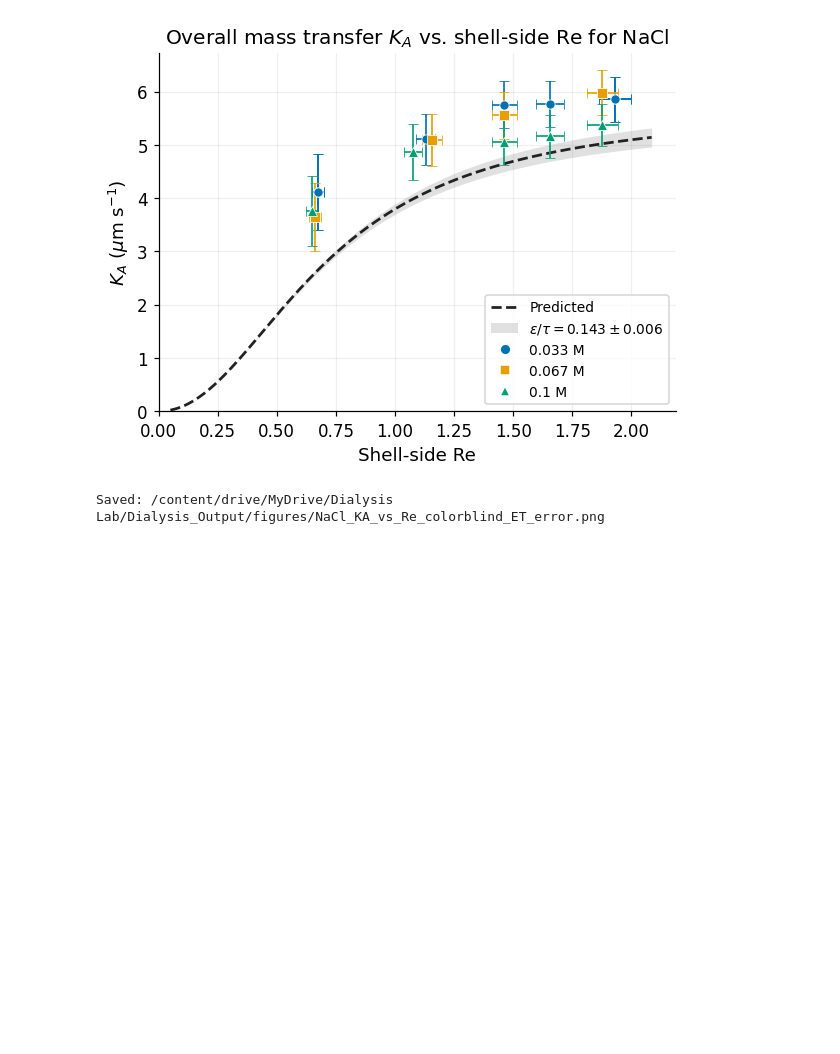
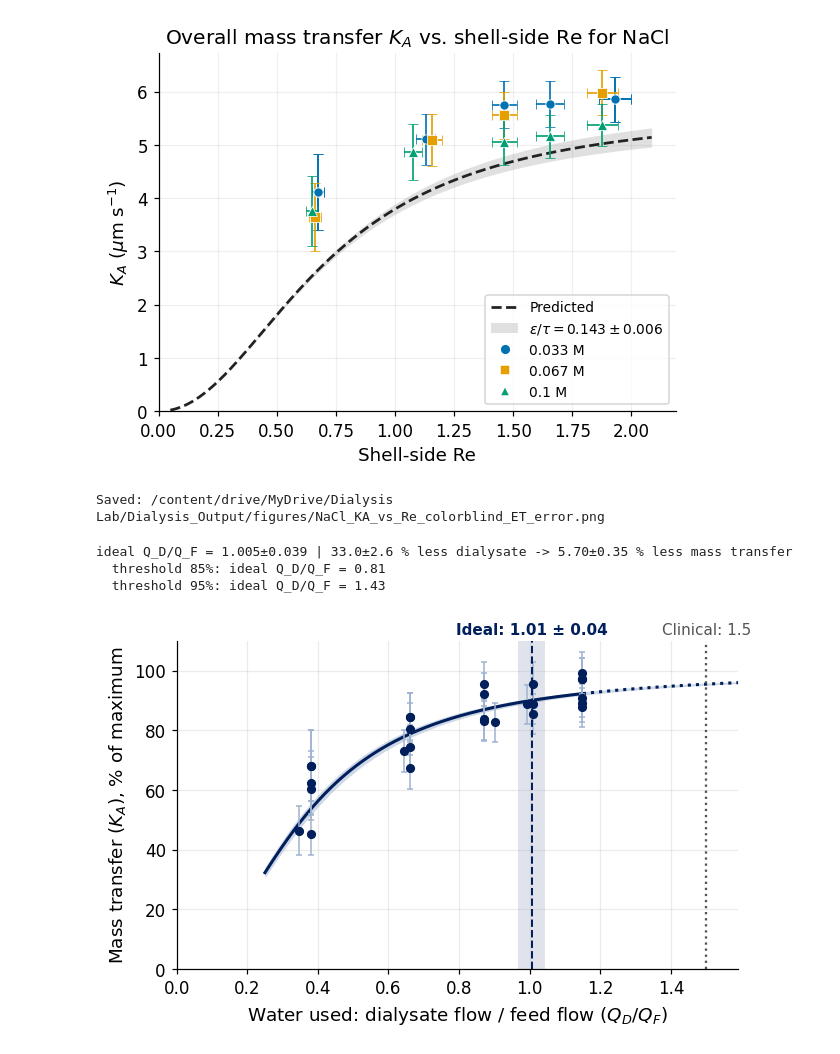
Before and after one commit to kudinha/4100-Lab-Dialysis, a Jupyter notebook: Analysis_code_10_25_w/plotting code402.ipynb, the cells around one changed output. Saved outputs shown, nothing was run; the diff lists cells and outputs as text; code cells hidden in the pictures; blank space fills up the shorter version.

```diff
--- a/Analysis_code_10_25_w/plotting code402.ipynb
+++ b/Analysis_code_10_25_w/plotting code402.ipynb
@@ -1340,3 +1340,58 @@ make_shell_plot("NaCl")
 Saved: /content/drive/MyDrive/Dialysis Lab/Dialysis_Output/figures/KCl_KA_vs_Re_colorblind_ET_error.png
 [figure]
 Saved: /content/drive/MyDrive/Dialysis Lab/Dialysis_Output/figures/NaCl_KA_vs_Re_colorblind_ET_error.png
+# %%
+# %% ==========================================================================
+# FIGURE 4: mass transfer vs water used, with the ideal dialysate flow  (Discussion)
+# =============================================================================
+# 1) Per salt: fit 1/K_A = 1/K_max + c·Re_s^(−2.11) -> K_max (plateau: feed + membrane resistance only)
+# 2) Each run: y = K_A/K_max, x = Q_D/Q_F
+# 3) All runs together: y = 1 / (1 + b·x^(−2.11)); b kept as a ufloat so its error propagates
+# 4) Ideal ratio (y = 90%): x_ideal = (9·b)^(1/2.11); compare with clinical Q_D/Q_F = 1.5
+N, TARGET, CLINICAL = 2.11, 0.90, 1.5
+TUBE_READ, TOL = 3.0, 0.15                                      # runs with feed held at 3 GPH
+NAVY, LIGHT, GREY = '#011F5B', '#9FB3D1', '#555555'
+reading = lambda r, k: sum(r['rd'][k])
+
+x, y, sy = [], [], []
+for salt in SALTS:
+    rs = [r for r in RES if r['salt'] == salt and np.isfinite(r['K'].n) and abs(reading(r, 'TI') - TUBE_READ) <= TOL]
+    Re = np.array([r['Re_s'].n for r in rs]); K = np.array([r['K'].n for r in rs]); sK = np.array([r['K'].s for r in rs])
+    (a, c), _ = curve_fit(lambda xr, a, c: 1 / (a + c * xr**-N), Re, K, p0=[1 / K.max(), 1e3], sigma=sK)
+    x += [(r['Q']['SI'] / r['Q']['TI']).n for r in rs]; y += list(K * a); sy += list(sK * a)
+x, y, sy = map(np.array, (x, y, sy))
+
+p, cov = curve_fit(lambda xr, b: 1 / (1 + b * xr**-N), x, y, p0=[0.3], sigma=sy)
+b = ufloat(p[0], np.sqrt(cov[0, 0]))
+frac = lambda xr: 1 / (1 + b * xr**-N)
+x_ideal = (b * TARGET / (1 - TARGET))**(1 / N)
+less_water, less_mt = 1 - x_ideal / CLINICAL, 1 - frac(x_ideal) / frac(CLINICAL)
+print(f'ideal Q_D/Q_F = {x_ideal:.2uP} | {less_water * 100:.2uP} % less dialysate -> {less_mt * 100:.2uP} % less mass transfer')
+for f in (0.85, 0.95):                                          # sensitivity to the threshold choice
+    print(f'  threshold {f:.0%}: ideal Q_D/Q_F = {(b.n * f / (1 - f))**(1 / N):.2f}')
+
+fig, ax = plt.subplots(figsize=(6.2, 4.0))
+xx = np.linspace(0.25, CLINICAL * 1.06, 300)
+fit = np.array([frac(v) for v in xx])                         # fitted curve with propagated uncertainty
+ax.fill_between(xx, unp.nominal_values(fit) * 100 - unp.std_devs(fit) * 100,
+                unp.nominal_values(fit) * 100 + unp.std_devs(fit) * 100, color=LIGHT, alpha=0.5, lw=0)
+inside = xx <= x.max()
+ax.plot(xx[inside], unp.nominal_values(fit)[inside] * 100, '-', color=NAVY, lw=2)
+ax.plot(xx[~inside], unp.nominal_values(fit)[~inside] * 100, ':', color=NAVY, lw=2)        # beyond measured range
+ax.errorbar(x, y * 100, yerr=sy * 100, fmt='o', ms=5, capsize=2, elinewidth=1, color=NAVY, ecolor=LIGHT)
+ax.axvspan(x_ideal.n - x_ideal.s, x_ideal.n + x_ideal.s, color=NAVY, alpha=0.12, lw=0)
+ax.axvline(x_ideal.n, color=NAVY, ls='--', lw=1.3)
+ax.axvline(CLINICAL, color=GREY, ls=':', lw=1.5)
+ax.text(x_ideal.n, 1.01, f'Ideal: {x_ideal.n:.2f} ± {x_ideal.s:.2f}', transform=ax.get_xaxis_transform(),
+        ha='center', va='bottom', fontsize=10, color=NAVY, fontweight='bold')
+ax.text(CLINICAL, 1.01, f'Clinical: {CLINICAL:g}', transform=ax.get_xaxis_transform(), ha='center', va='bottom',
+        fontsize=10, color=GREY)
+ax.set(xlabel='Water used: dialysate flow / feed flow ($Q_D/Q_F$)', ylabel='Mass transfer ($K_A$), % of maximum',
+       xlim=(0, CLINICAL * 1.06), ylim=(0, max(110, (y + sy).max() * 103)))
+ax.grid(alpha=0.25)
+fig.tight_layout(); fig.savefig(FIG_DIR / '06_single_curve.png', bbox_inches='tight', dpi=300); plt.show()
+# %% [output]
+ideal Q_D/Q_F = 1.005±0.039 | 33.0±2.6 % less dialysate -> 5.70±0.35 % less mass transfer
+  threshold 85%: ideal Q_D/Q_F = 0.81
+  threshold 95%: ideal Q_D/Q_F = 1.43
+[figure, added]
```
Also changed, not shown: parts of 9 cells of this notebook.
